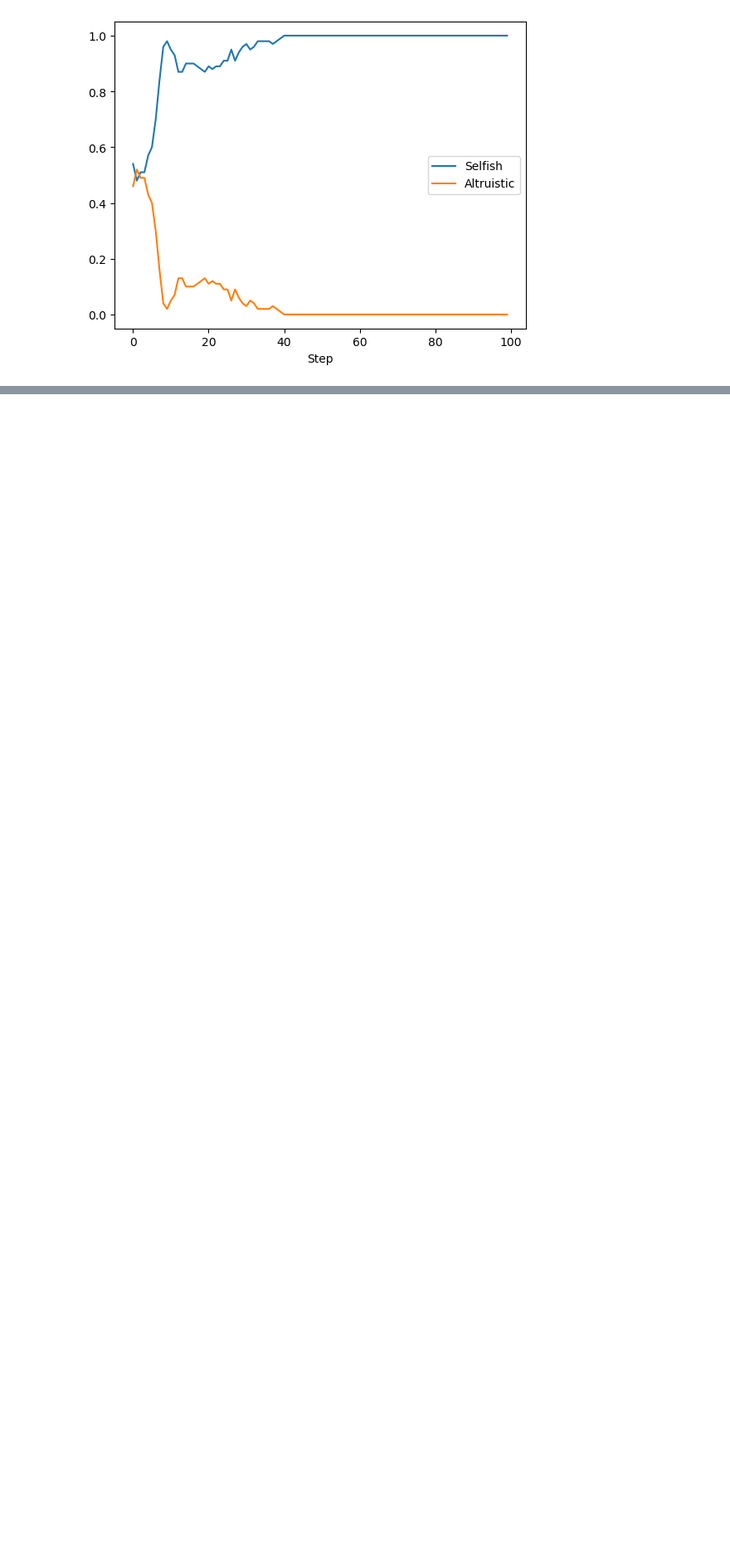
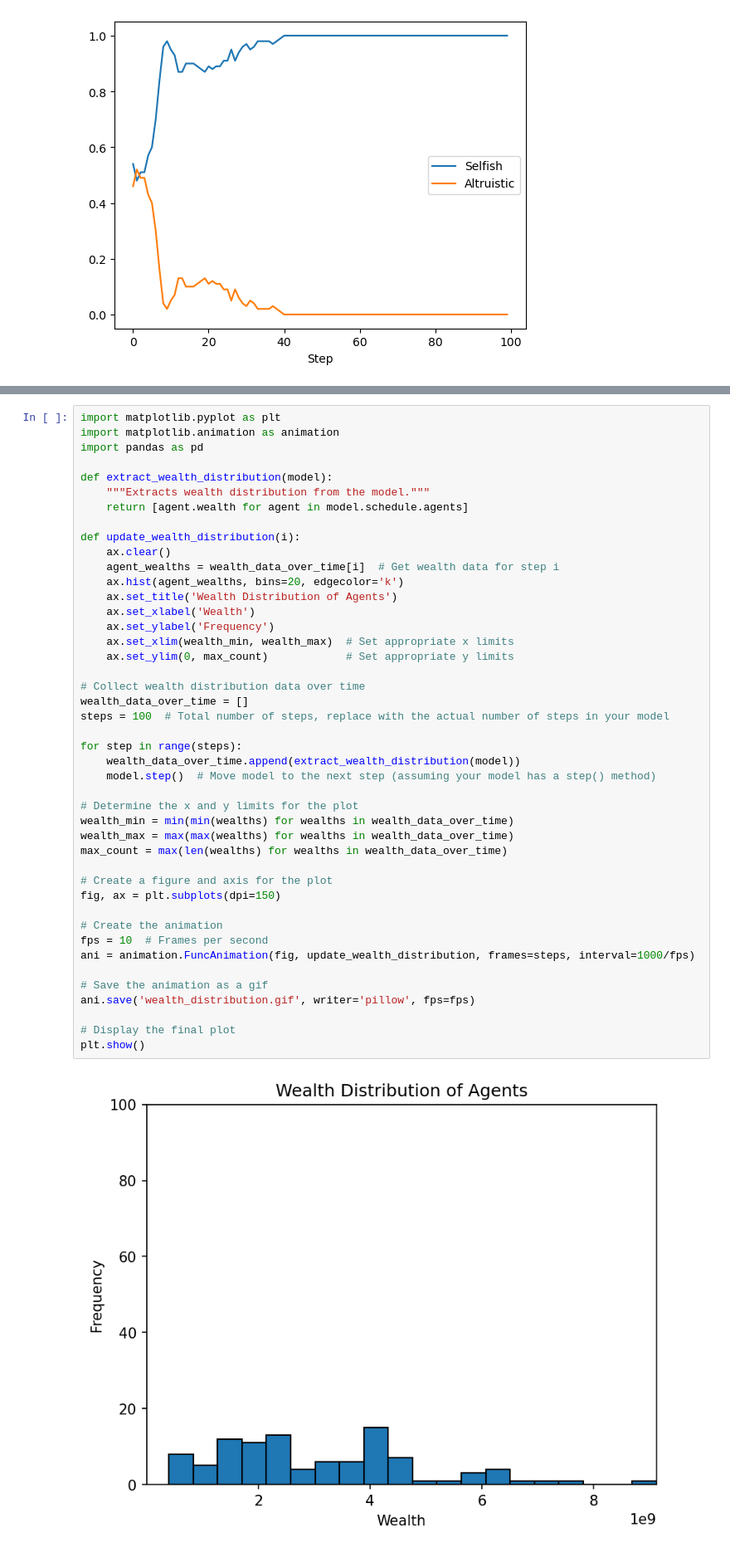
Before and after one commit to pollockDeVis/sfi_hw_normal_change, a Jupyter notebook: combined_model.ipynb, the cells around one changed output, grey strips where cells are left out. Shown at 83% size. Drawn from its saved outputs; the diff is of its cells as text; blank space fills up the shorter version.

```diff
--- a/combined_model.ipynb
+++ b/combined_model.ipynb
@@ -340,3 +374,49 @@ plot_wealth_distribution(model)
+# %%
+import matplotlib.pyplot as plt
+import matplotlib.animation as animation
+import pandas as pd
+
+def extract_wealth_distribution(model):
+    """Extracts wealth distribution from the model."""
+    return [agent.wealth for agent in model.schedule.agents]
+
+def update_wealth_distribution(i):
+    ax.clear()
+    agent_wealths = wealth_data_over_time[i]  # Get wealth data for step i
+    ax.hist(agent_wealths, bins=20, edgecolor='k')
+    ax.set_title('Wealth Distribution of Agents')
+    ax.set_xlabel('Wealth')
+    ax.set_ylabel('Frequency')
+    ax.set_xlim(wealth_min, wealth_max)  # Set appropriate x limits
+    ax.set_ylim(0, max_count)            # Set appropriate y limits
+
+# Collect wealth distribution data over time
+wealth_data_over_time = []
+steps = 100  # Total number of steps, replace with the actual number of steps in your model
+
+for step in range(steps):
+    wealth_data_over_time.append(extract_wealth_distribution(model))
+    model.step()  # Move model to the next step (assuming your model has a step() method)
+
+# Determine the x and y limits for the plot
+wealth_min = min(min(wealths) for wealths in wealth_data_over_time)
+wealth_max = max(max(wealths) for wealths in wealth_data_over_time)
+max_count = max(len(wealths) for wealths in wealth_data_over_time)
+
+# Create a figure and axis for the plot
+fig, ax = plt.subplots(dpi=150)
+
+# Create the animation
+fps = 10  # Frames per second
+ani = animation.FuncAnimation(fig, update_wealth_distribution, frames=steps, interval=1000/fps)
+
+# Save the animation as a gif
+ani.save('wealth_distribution.gif', writer='pillow', fps=fps)
+
+# Display the final plot
+plt.show()
+# %% [output]
+[figure, added]
 # %%
 # Function to print the number of agents remaining
 def print_number_of_agents(model):
```
Also changed, not shown: parts of 4 cells of this notebook, 2 other files.
